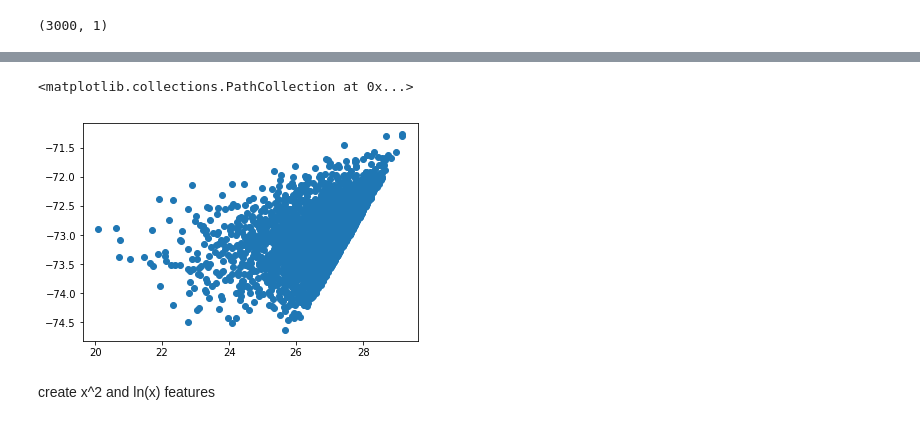
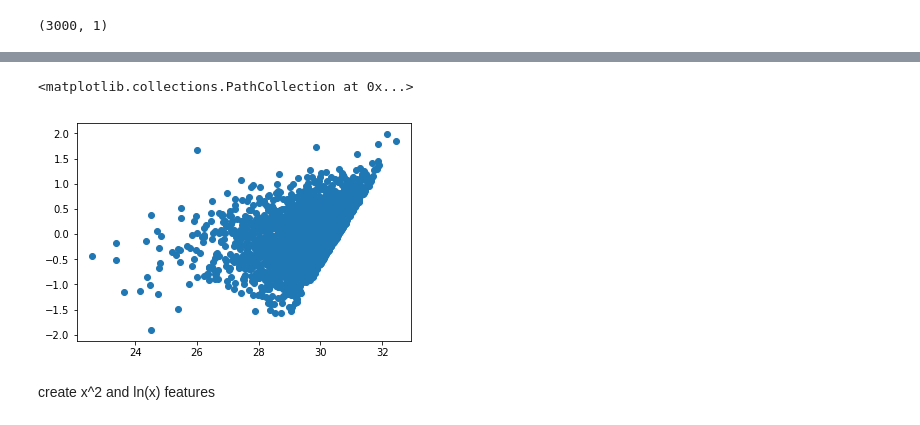
Before and after one commit to goodwinc/metis-copy, a Jupyter notebook: student_submissions/challenges/Ikenna_Igboaka/Challenge 6.ipynb, the cells around one changed output, grey strips where cells are left out. Cells and saved outputs as stored; diff of their text form; code cells hidden in the pictures.

```diff
--- a/student_submissions/challenges/Ikenna_Igboaka/Challenge 6.ipynb
+++ b/student_submissions/challenges/Ikenna_Igboaka/Challenge 6.ipynb
@@ -73,8 +73,9 @@ m.score(X,y)
 # %%
+y_pred = m.predict(X)
 plt.scatter(y,y - y_pred)
 # %% [output]
 <matplotlib.collections.PathCollection at 0x...>
-[figure, old version]
+[figure, new version]
 # %% [markdown]
 create x^2 and ln(x) features
 # %%
```
Also changed, not shown: parts of 17 cells of this notebook, 2 other files.
